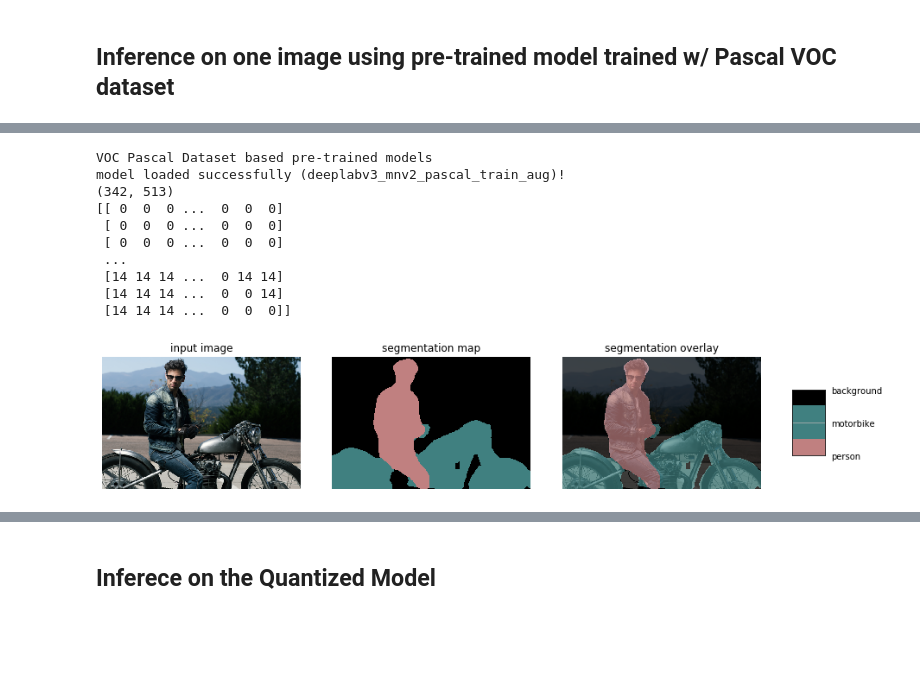
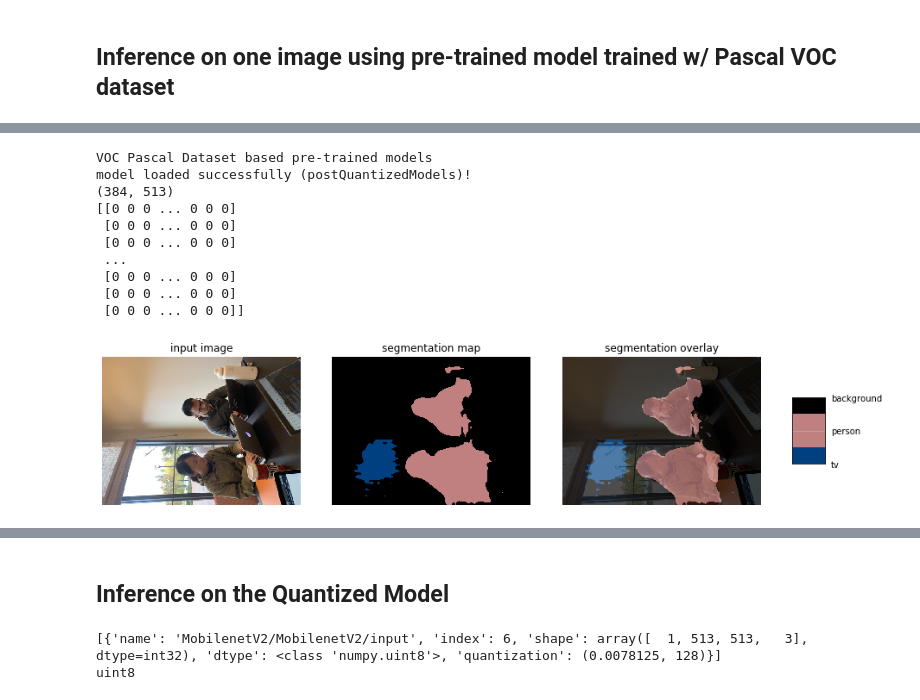
Before and after one commit to SherifSabri/ImageSegmentationWithDeeplab, a Jupyter notebook: inference_deeplab.ipynb, the cells around one changed output, grey strips where cells are left out. Saved outputs shown, nothing was run; the diff lists cells and outputs as text; code cells hidden in the pictures; blank space fills up the shorter version.

Commit message:
added quantized aware training with finetuning

```diff
--- a/inference_deeplab.ipynb
+++ b/inference_deeplab.ipynb
@@ -6,8 +6,10 @@
 import glob
 pascal_train_aug = "./models/research/deeplab/originalPretrainedModels/deeplabv3_mnv2_pascal_train_aug/frozen_inference_graph.pb"
 pascal_train_aug_8bit = "./models/research/deeplab/originalPretrainedModels/deeplabv3_mnv2_pascal_train_aug_8bit/frozen_inference_graph.tflite"
+pascal_train_post_quantized_8bit = "./models/research/deeplab/postQuantizedModels/frozen_inference_graph_sr.tflite"
+pascal_train_post_quantized = "./models/research/deeplab/postQuantizedModels/frozen_inference_graph_sr.pb"
 PRETRAIN_PASCAL = [f for f in glob.glob(pascal_train_aug)]
-PRETRAIN_PASCAL_8BITS = [f for f in glob.glob(pascal_train_aug_8bit)]
+PRETRAIN_PASCAL_POST = [f for f in glob.glob(pascal_train_post_quantized)]
 for pbfile in PRETRAIN_PASCAL + PRETRAIN_PASCAL_8BITS:
 #     print(pbfile)
     print(pbfile.split('/')[-2]+"/"+pbfile.split('/')[-1])
@@ -196,24 +198,24 @@ FULL_COLOR_MAP = label_to_color_image(FULL_LABEL_MAP)
 # %%
 %%time
 print("VOC Pascal Dataset based pre-trained models")
-for pbfile in PRETRAIN_PASCAL:
+for pbfile in PRETRAIN_PASCAL_POST:
     arch = pbfile.split('/')[-2]
     MODEL = DeepLabModel(pbfile)
     print("model loaded successfully (%s)!" % arch)
     image = Image.open("test.jpg")
     resized_image, seg_map = MODEL.run(image)
     print(seg_map.shape)
     print(seg_map)
     vis_segmentation(resized_image, seg_map)
 # %% [output]
 VOC Pascal Dataset based pre-trained models
-model loaded successfully (deeplabv3_mnv2_pascal_train_aug)!
-(342, 513)
-[[ 0  0  0 ...  0  0  0]
- [ 0  0  0 ...  0  0  0]
- [ 0  0  0 ...  0  0  0]
+model loaded successfully (postQuantizedModels)!
+(384, 513)
+[[0 0 0 ... 0 0 0]
+ [0 0 0 ... 0 0 0]
+ [0 0 0 ... 0 0 0]
  ...
- [14 14 14 ...  0 14 14]
- [14 14 14 ...  0  0 14]
- [14 14 14 ...  0  0  0]]
+ [0 0 0 ... 0 0 0]
+ [0 0 0 ... 0 0 0]
+ [0 0 0 ... 0 0 0]]
-[figure, old version]
+[figure, new version]
@@ -222,2 +223,0 @@ Wall time: 2.35 s
-# %% [markdown]
-## Inferece on the Quantized Model
@@ -272,6 +257,28 @@ def vis_segmentationQ(image, seg_map):
   ax.tick_params(width=0.0)
   plt.grid('off')
   plt.show()
+# %% [markdown]
+## Inference on the Quantized Model
+# %%
+interpreter=tf.lite.Interpreter(model_path=pascal_train_aug_8bit)
+interpreter.allocate_tensors()
+input_details=interpreter.get_input_details()
+output_details=interpreter.get_output_details()
+h=input_details[0]['shape'][1]
+w=input_details[0]['shape'][2]
+
+print(interpreter.get_input_details())
+
+image = Image.open("test.jpg").resize((h,w))
+input_data=np.expand_dims(image, axis=0)
+print(input_data.dtype)
+interpreter.set_tensor(input_details[0]['index'], input_data)
+interpreter.invoke()
+output_data=interpreter.get_tensor(output_details[0]['index'])
+results=np.squeeze(output_data)
+# %% [output]
+[{'name': 'MobilenetV2/MobilenetV2/input', 'index': 6, 'shape': array([  1, 513, 513,   3], dtype=int32), 'dtype': <class 'numpy.uint8'>, 'quantization': (0.0078125, 128)}]
+uint8
 # %%
 %%time
 print(h,w)
```
Also changed, not shown: parts of 9 cells of this notebook, 6 other files.
